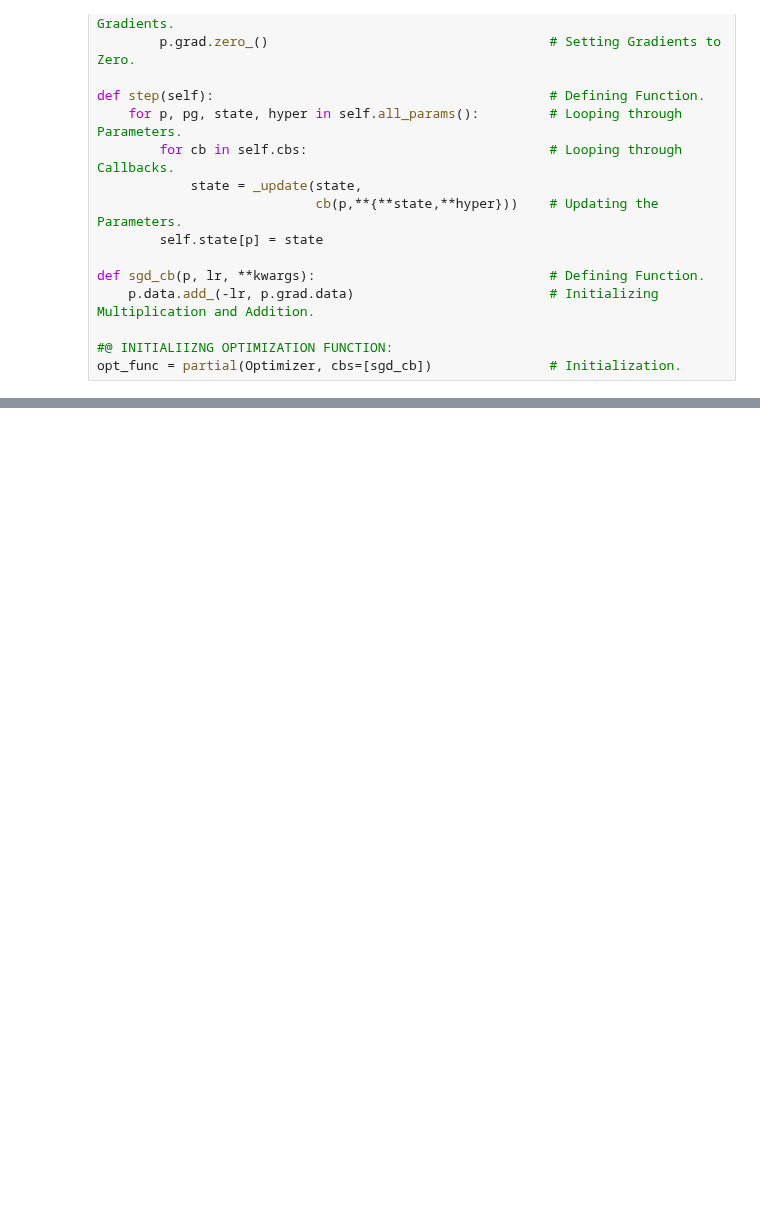
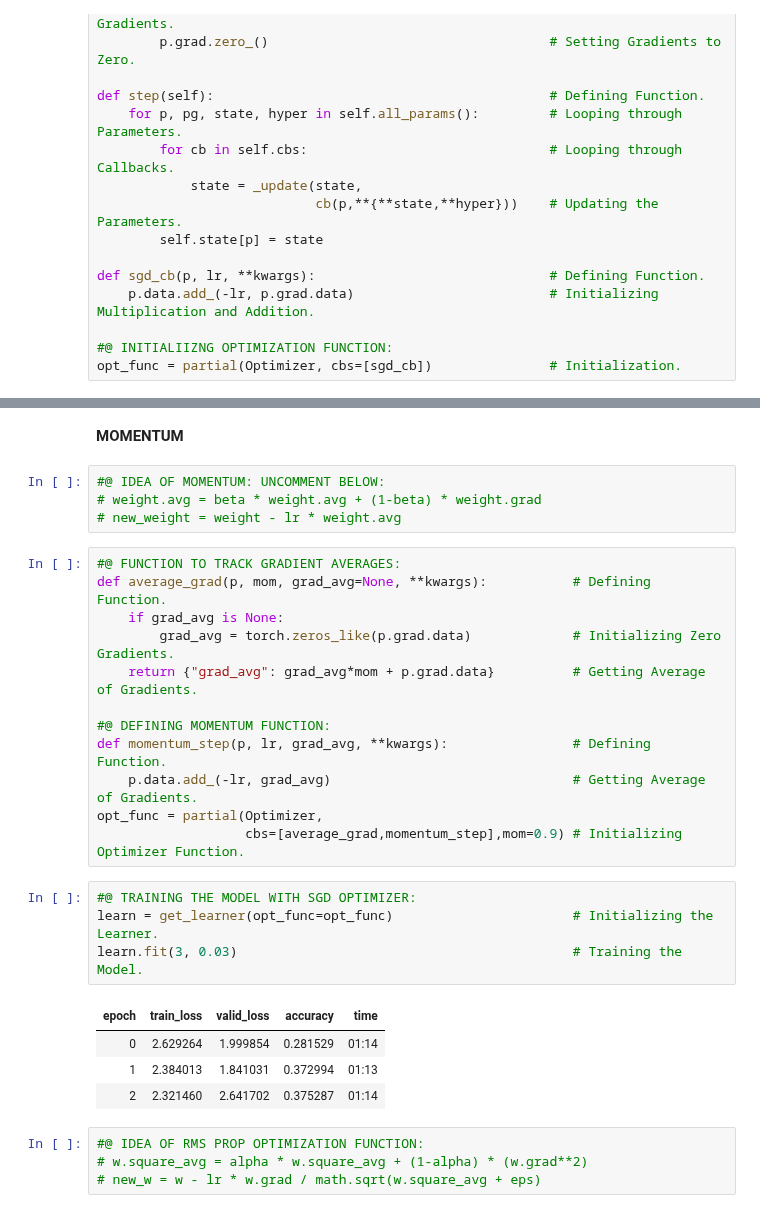
Before and after one commit to ThinamXx/Fastai, a Jupyter notebook: 15. Training Process/Training.ipynb, the cells around one changed output, grey strips where cells are left out. Saved outputs shown, nothing was run; the diff lists cells and outputs as text; blank space fills up the shorter version.

Commit message:
Updated the Momentum

```diff
--- a/15. Training Process/Training.ipynb
+++ b/15. Training Process/Training.ipynb
@@ -104,0 +105,31 @@ learn.fit(3, 0.03)                                        # Training the Model.
+# %% [markdown]
+**MOMENTUM**
+# %%
+#@ IDEA OF MOMENTUM: UNCOMMENT BELOW:
+# weight.avg = beta * weight.avg + (1-beta) * weight.grad
+# new_weight = weight - lr * weight.avg
+# %%
+#@ FUNCTION TO TRACK GRADIENT AVERAGES:
+def average_grad(p, mom, grad_avg=None, **kwargs):           # Defining Function.
+    if grad_avg is None:
+        grad_avg = torch.zeros_like(p.grad.data)             # Initializing Zero Gradients.
+    return {"grad_avg": grad_avg*mom + p.grad.data}          # Getting Average of Gradients.
+
+#@ DEFINING MOMENTUM FUNCTION:
+def momentum_step(p, lr, grad_avg, **kwargs):                # Defining Function.
+    p.data.add_(-lr, grad_avg)                               # Getting Average of Gradients.
+opt_func = partial(Optimizer,
+                   cbs=[average_grad,momentum_step],mom=0.9) # Initializing Optimizer Function.
+# %%
+#@ TRAINING THE MODEL WITH SGD OPTIMIZER:
+learn = get_learner(opt_func=opt_func)                       # Initializing the Learner.
+learn.fit(3, 0.03)                                           # Training the Model.
+# %% [output]
+| epoch | train_loss | valid_loss | accuracy | time |
+| 0 | 2.629264 | 1.999854 | 0.281529 | 01:14 |
+| 1 | 2.384013 | 1.841031 | 0.372994 | 01:13 |
+| 2 | 2.321460 | 2.641702 | 0.375287 | 01:14 |
+# %%
+#@ IDEA OF RMS PROP OPTIMIZATION FUNCTION:
+# w.square_avg = alpha * w.square_avg + (1-alpha) * (w.grad**2)
+# new_w = w - lr * w.grad / math.sqrt(w.square_avg + eps)
```
Also changed, not shown: parts of 6 cells of this notebook.
